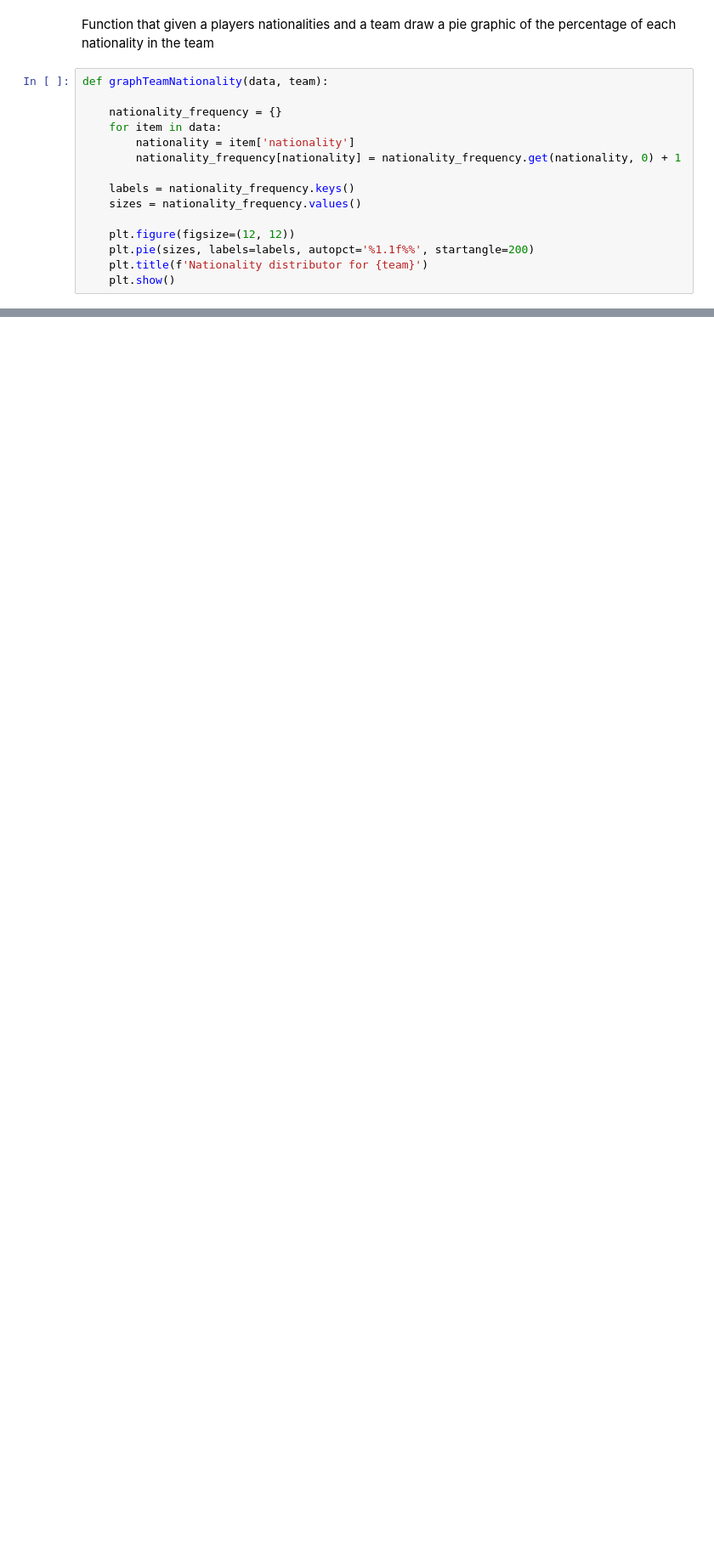
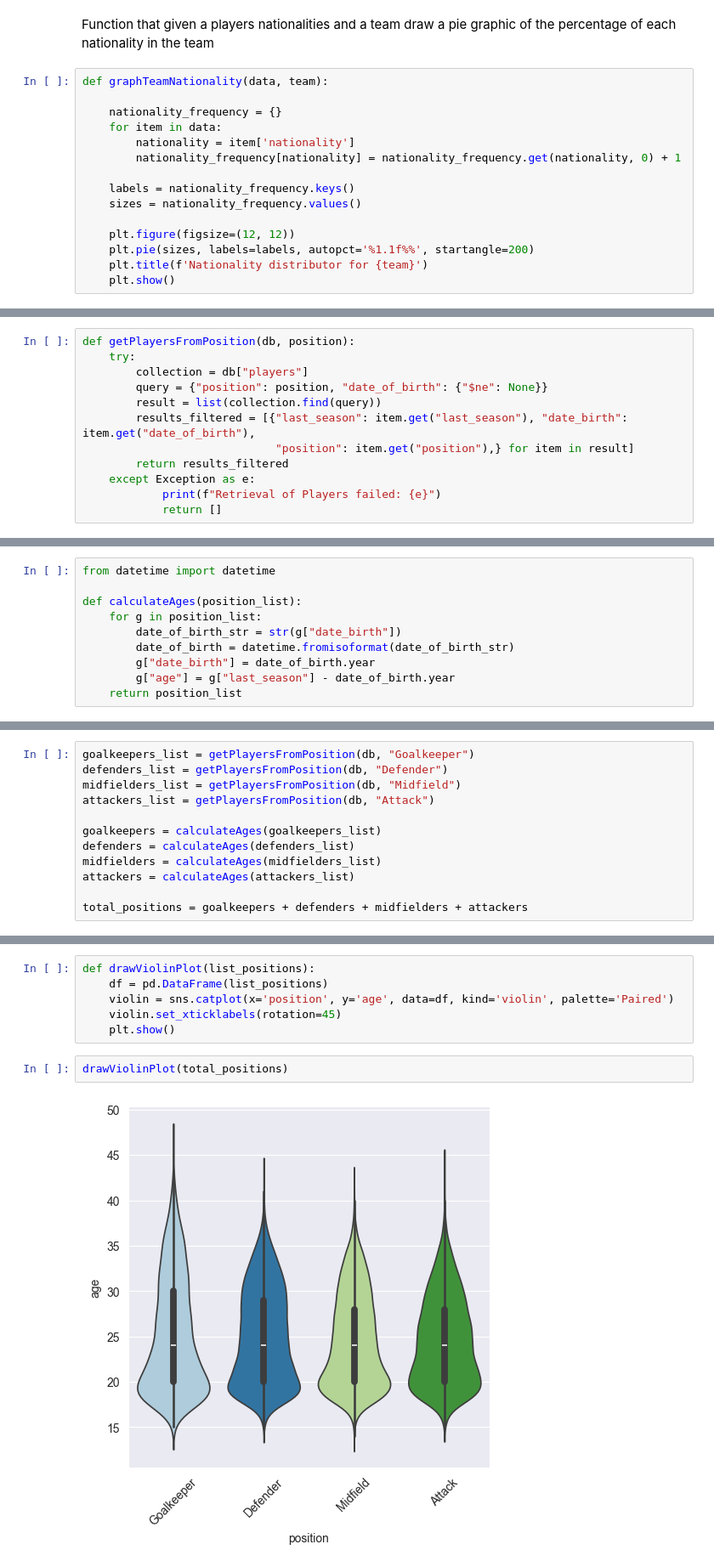
Before and after one commit to JavierBlancoGonzalez/Erasmus-IUM-6--Data_Analytics, a Jupyter notebook: Data_Analytic.ipynb, the cells around one changed output, grey strips where cells are left out. Shown at 85% size. Cells and saved outputs as stored; diff of their text form; blank space fills up the shorter version.

Commit message:
violin plot completed

```diff
--- a/Data_Analytic.ipynb
+++ b/Data_Analytic.ipynb
@@ -768,0 +773,12 @@ graphTeamNationality(nationality_players, "Real Madrid")
+# %%
+def getPlayersFromPosition(db, position):
+    try:
+        collection = db["players"]
+        query = {"position": position, "date_of_birth": {"$ne": None}}
+        result = list(collection.find(query))
+        results_filtered = [{"last_season": item.get("last_season"), "date_birth": item.get("date_of_birth"),
+                             "position": item.get("position"),} for item in result]
+        return results_filtered
+    except Exception as e:
+            print(f"Retrieval of Players failed: {e}")
+            return []
@@ -768,0 +787,10 @@ graphTeamNationality(nationality_players, "Real Madrid")
+# %%
+from datetime import datetime
+
+def calculateAges(position_list):
+    for g in position_list:
+        date_of_birth_str = str(g["date_birth"])
+        date_of_birth = datetime.fromisoformat(date_of_birth_str)
+        g["date_birth"] = date_of_birth.year
+        g["age"] = g["last_season"] - date_of_birth.year
+    return position_list
@@ -768,0 +799,12 @@ graphTeamNationality(nationality_players, "Real Madrid")
+# %%
+goalkeepers_list = getPlayersFromPosition(db, "Goalkeeper")
+defenders_list = getPlayersFromPosition(db, "Defender")
+midfielders_list = getPlayersFromPosition(db, "Midfield")
+attackers_list = getPlayersFromPosition(db, "Attack")
+
+goalkeepers = calculateAges(goalkeepers_list)
+defenders = calculateAges(defenders_list)
+midfielders = calculateAges(midfielders_list)
+attackers = calculateAges(attackers_list)
+
+total_positions = goalkeepers + defenders + midfielders + attackers
@@ -768,0 +813,10 @@ graphTeamNationality(nationality_players, "Real Madrid")
+# %%
+def drawViolinPlot(list_positions):
+    df = pd.DataFrame(list_positions)
+    violin = sns.catplot(x='position', y='age', data=df, kind='violin', palette='Paired')
+    violin.set_xticklabels(rotation=45)
+    plt.show()
+# %%
+drawViolinPlot(total_positions)
+# %% [output]
+[figure, added]
```
Also changed, not shown: parts of 7 cells of this notebook.
